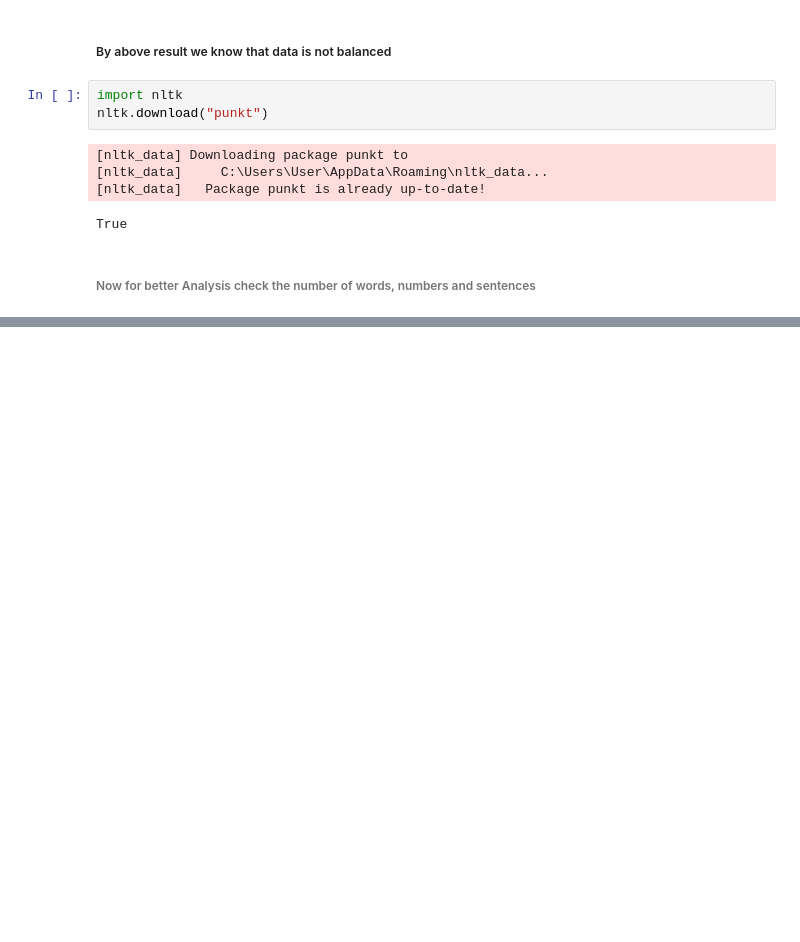
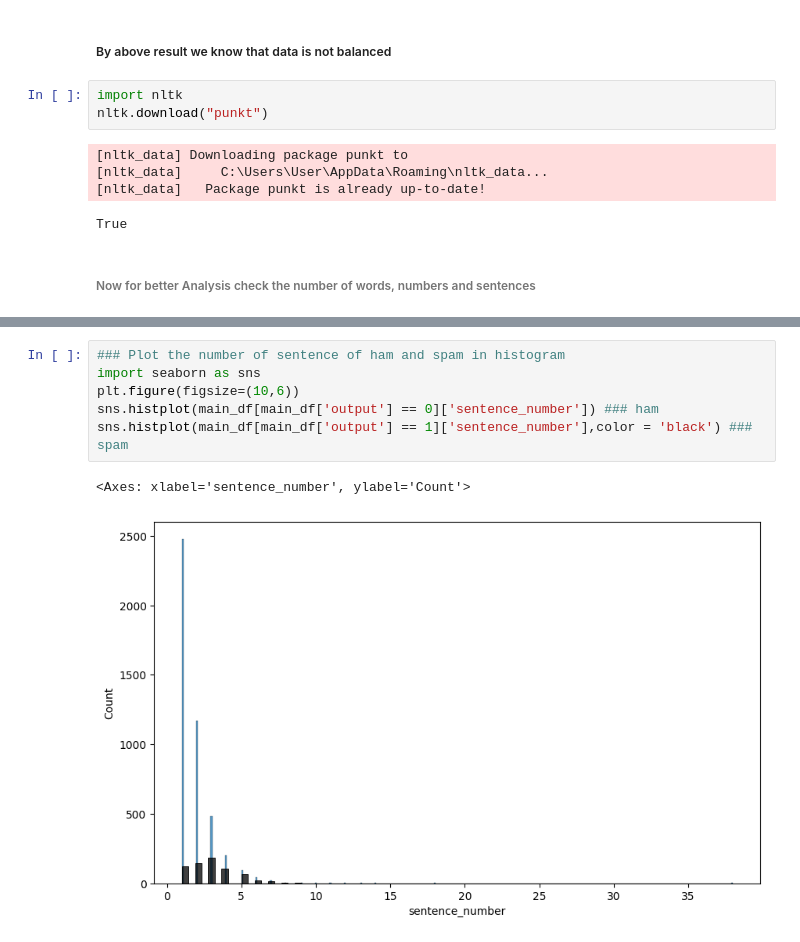
Before and after one commit to lalchhabi/Email_SMS_Spam_Detection, a Jupyter notebook: email_sms_classifier.ipynb, the cells around one changed output, grey strips where cells are left out. Drawn from its saved outputs; the diff is of its cells as text; blank space fills up the shorter version.

```diff
--- a/email_sms_classifier.ipynb
+++ b/email_sms_classifier.ipynb
@@ -144,0 +261,9 @@ main_df['output'].appl
+# %%
+### Plot the number of sentence of ham and spam in histogram
+import seaborn as sns
+plt.figure(figsize=(10,6))
+sns.histplot(main_df[main_df['output'] == 0]['sentence_number']) ### ham
+sns.histplot(main_df[main_df['output'] == 1]['sentence_number'],color = 'black') ### spam
+# %% [output]
+<Axes: xlabel='sentence_number', ylabel='Count'>
+[figure, added]
```
Also changed, not shown: parts of 18 cells of this notebook.
